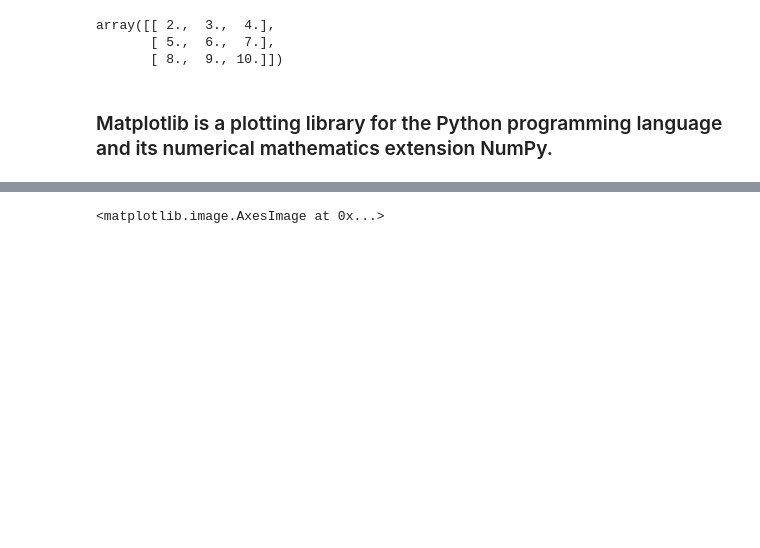
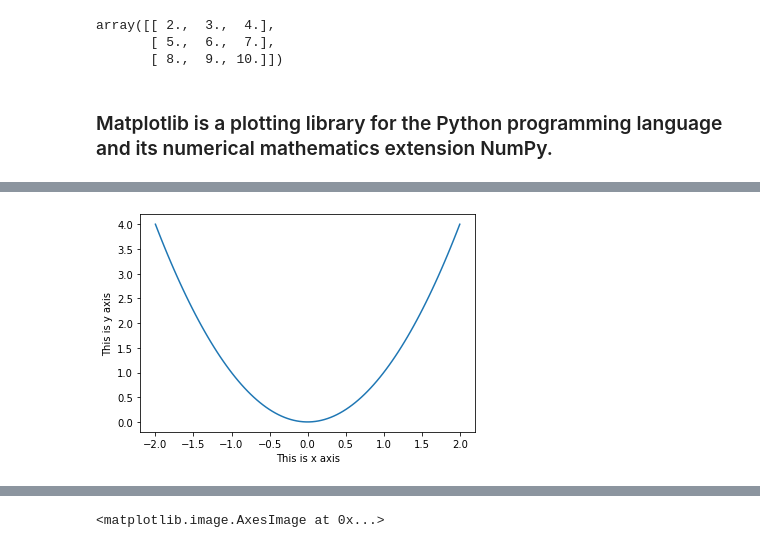
Before and after one commit to hsrwrobotics/Robotics_club_lectures, a Jupyter notebook: Week 2/Libraries.ipynb, the cells around one changed output, grey strips where cells are left out. Saved outputs shown, nothing was run; the diff lists cells and outputs as text; code cells hidden in the pictures; blank space fills up the shorter version.

```diff
--- a/Week 2/Libraries.ipynb
+++ b/Week 2/Libraries.ipynb
@@ -93 +102,11 @@ x = np.linspace(-np.pi, np.pi, 201)
+# %%
+# plot equation y  = x^2
+x = np.linspace(-2,2,100)
+y = np.square(x)
+plt.plot(x,y)
+plt.ylabel("This is y axis")
+plt.xlabel("This is x axis")
+plt.show()
+# %% [output]
+[figure, added]
 # %%
```
Also changed, not shown: parts of 7 cells of this notebook, 2 other files.
